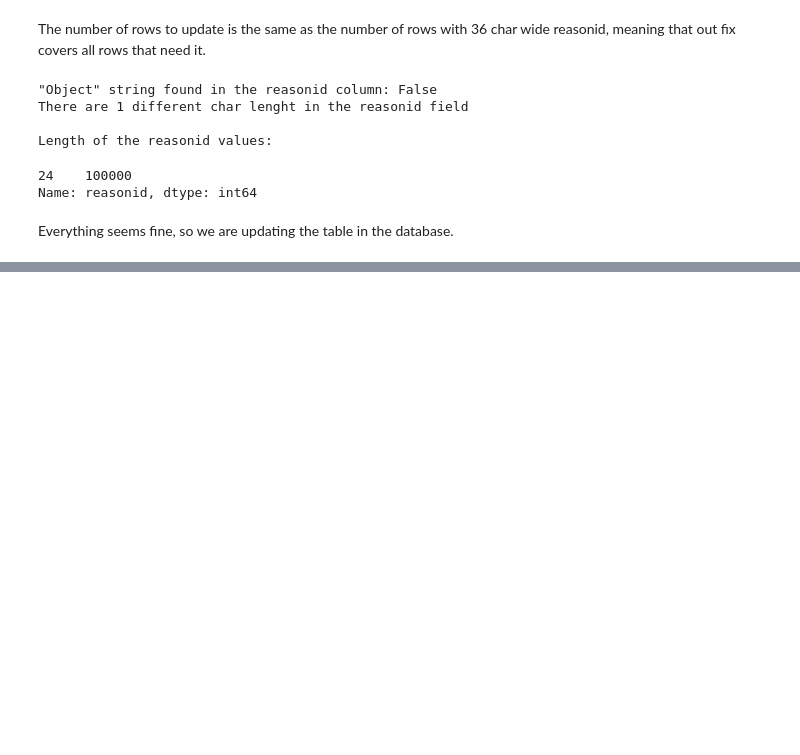
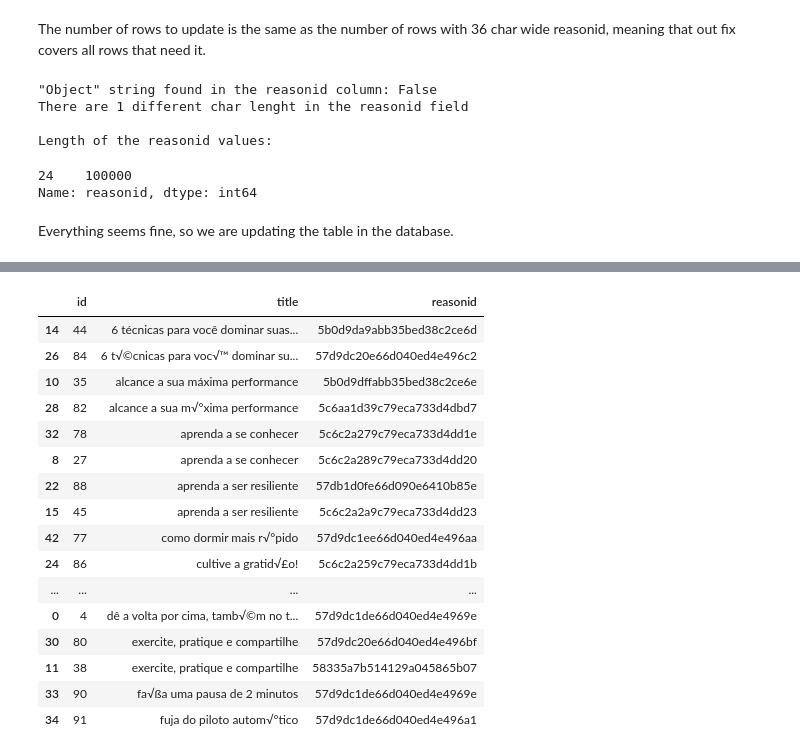
Before and after one commit to adfsan/z-challenge, a Jupyter notebook: DataQaAndCleaning.ipynb, the cells around one changed output, grey strips where cells are left out. Saved outputs shown, nothing was run; the diff lists cells and outputs as text; code cells hidden in the pictures; blank space fills up the shorter version.

```diff
--- a/initial_check_and_QA.ipynb
+++ b/DataQaAndCleaning.ipynb
@@ -354,0 +433,22 @@ moodtracker_df.to_sql('moodtracker', engine, if_exists='replace')
+# %%
+# After visual inspections, here's the titles with duplicates and messed up encoding
+index_botched_rows=[14, 26, 10, 28, 32, 8, 22, 15, 42, 16, 24, 7, 31, 45, 6, 0, 30 , 11, 33, 34]
+display(content_df.iloc[index_botched_rows].sort_values("title"))
+# %% [output]
+|  | id | title | reasonid |
+| 14 | 44 | 6 técnicas para você dominar suas... | 5b0d9da9abb35bed38c2ce6d |
+| 26 | 84 | 6 t√©cnicas para voc√™ dominar su... | 57d9dc20e66d040ed4e496c2 |
+| 10 | 35 | alcance a sua máxima performance | 5b0d9dffabb35bed38c2ce6e |
+| 28 | 82 | alcance a sua m√°xima performance | 5c6aa1d39c79eca733d4dbd7 |
+| 32 | 78 | aprenda a se conhecer | 5c6c2a279c79eca733d4dd1e |
+| 8 | 27 | aprenda a se conhecer | 5c6c2a289c79eca733d4dd20 |
+| 22 | 88 | aprenda a ser resiliente | 57db1d0fe66d090e6410b85e |
+| 15 | 45 | aprenda a ser resiliente | 5c6c2a2a9c79eca733d4dd23 |
+| 42 | 77 | como dormir mais r√°pido | 57d9dc1ee66d040ed4e496aa |
+| 24 | 86 | cultive a gratid√£o! | 5c6c2a259c79eca733d4dd1b |
+| ... | ... | ... | ... |
+| 0 | 4 | dê a volta por cima, tamb√©m no t... | 57d9dc1de66d040ed4e4969e |
+| 30 | 80 | exercite, pratique e compartilhe | 57d9dc20e66d040ed4e496bf |
+| 11 | 38 | exercite, pratique e compartilhe | 58335a7b514129a045865b07 |
+| 33 | 90 | fa√ßa uma pausa de 2 minutos | 57d9dc1de66d040ed4e4969e |
+| 34 | 91 | fuja do piloto autom√°tico | 57d9dc1de66d040ed4e496a1 |
```
Also changed, not shown: parts of 21 cells of this notebook.
